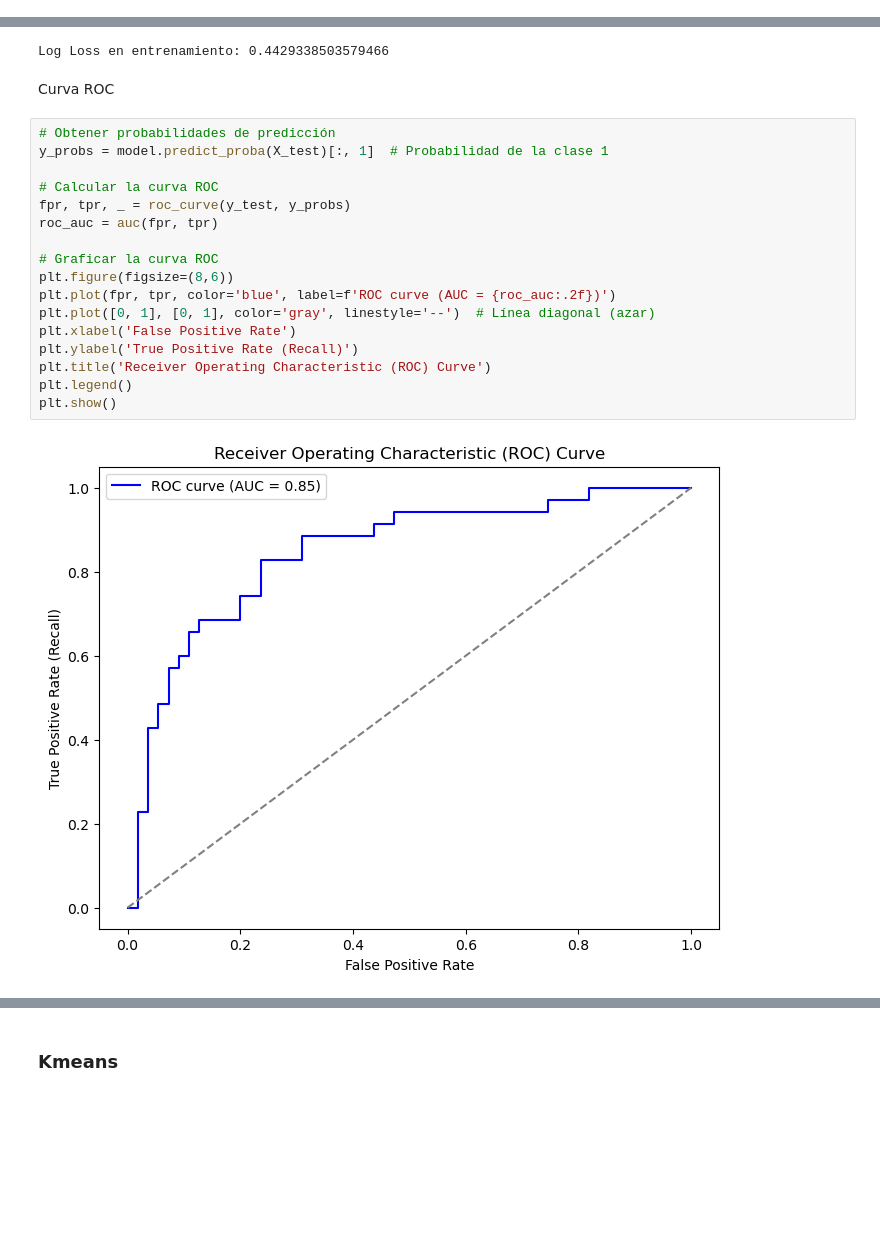
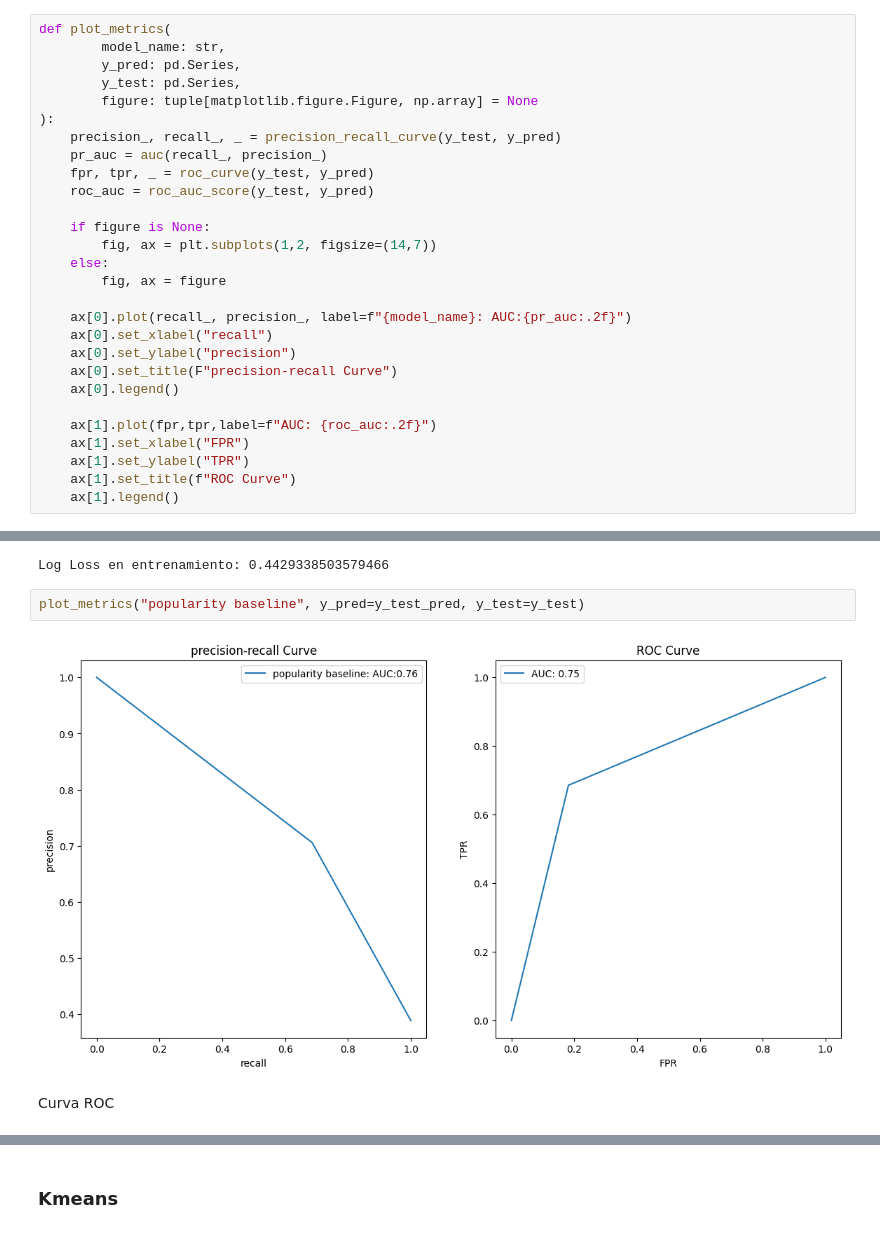
Before and after one commit to MaickMos/data_science_applied, a Jupyter notebook: Titanic_predictions.ipynb, the cells around one changed output, grey strips where cells are left out. Cells and saved outputs as stored; diff of their text form; blank space fills up the shorter version.

Commit message:
train model sesion 5

```diff
--- a/Titanic_predictions.ipynb
+++ b/Titanic_predictions.ipynb
@@ -192,2 +204,30 @@ Test: 90
+# %%
+def plot_metrics(
+        model_name: str,
+        y_pred: pd.Series,
+        y_test: pd.Series,
+        figure: tuple[matplotlib.figure.Figure, np.array] = None
+):
+    precision_, recall_, _ = precision_recall_curve(y_test, y_pred)
+    pr_auc = auc(recall_, precision_)
+    fpr, tpr, _ = roc_curve(y_test, y_pred)
+    roc_auc = roc_auc_score(y_test, y_pred)
+
+    if figure is None:
+        fig, ax = plt.subplots(1,2, figsize=(14,7))
+    else:
+        fig, ax = figure
+
+    ax[0].plot(recall_, precision_, label=f"{model_name}: AUC:{pr_auc:.2f}")
+    ax[0].set_xlabel("recall")
+    ax[0].set_ylabel("precision")
+    ax[0].set_title(F"precision-recall Curve")
+    ax[0].legend()
+
+    ax[1].plot(fpr,tpr,label=f"AUC: {roc_auc:.2f}")
+    ax[1].set_xlabel("FPR")
+    ax[1].set_ylabel("TPR")
+    ax[1].set_title(f"ROC Curve")
+    ax[1].legend()
 # %% [markdown]
 ### Baseline
@@ -225,24 +310,9 @@ train_loss = log_loss(y_train, y_train_probs)
 print("Log Loss en entrenamiento:", train_loss)
 # %% [output]
 Log Loss en entrenamiento: 0.4429338503579466
+# %%
+plot_metrics("popularity baseline", y_pred=y_test_pred, y_test=y_test)
+# %% [output]
+[figure, added]
 # %% [markdown]
 Curva ROC
-# %%
-# Obtener probabilidades de predicción
-y_probs = model.predict_proba(X_test)[:, 1]  # Probabilidad de la clase 1
-
-# Calcular la curva ROC
-fpr, tpr, _ = roc_curve(y_test, y_probs)
-roc_auc = auc(fpr, tpr)
-
-# Graficar la curva ROC
-plt.figure(figsize=(8,6))
-plt.plot(fpr, tpr, color='blue', label=f'ROC curve (AUC = {roc_auc:.2f})')
-plt.plot([0, 1], [0, 1], color='gray', linestyle='--')  # Línea diagonal (azar)
-plt.xlabel('False Positive Rate')
-plt.ylabel('True Positive Rate (Recall)')
-plt.title('Receiver Operating Characteristic (ROC) Curve')
-plt.legend()
-plt.show()
-# %% [output]
-[figure, removed]
```
Also changed, not shown: parts of 21 cells of this notebook, 2 other files.
